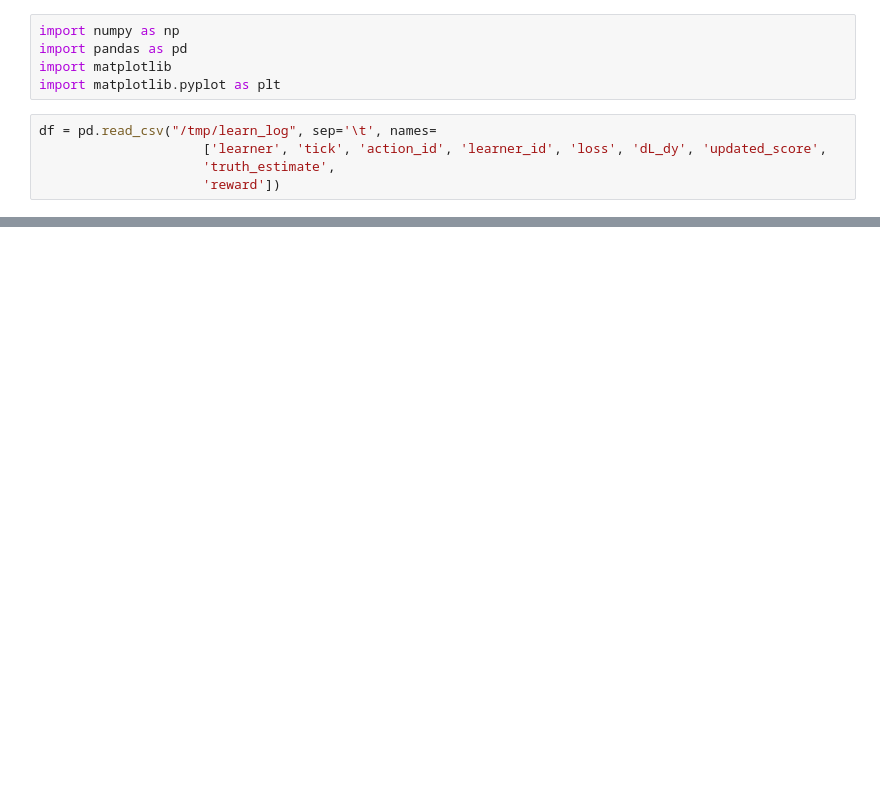
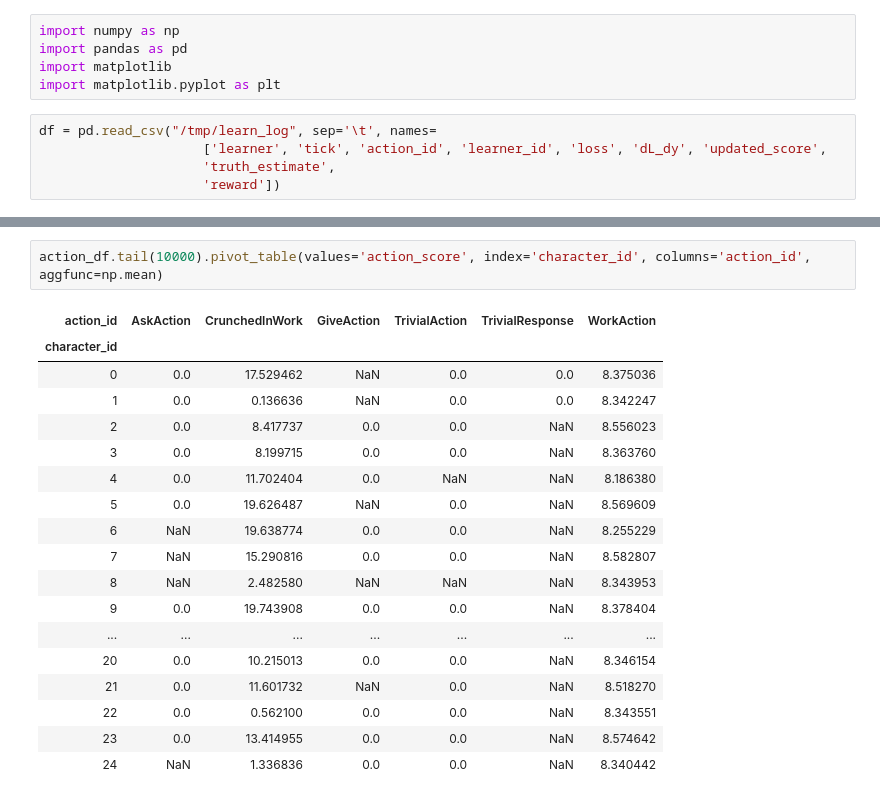
Before and after one commit to gerner/cvc, a Jupyter notebook: notebooks/learning.ipynb, the cells around one changed output, grey strips where cells are left out. Drawn from its saved outputs; the diff is of its cells as text; blank space fills up the shorter version.

```diff
--- a/notebooks/learning.ipynb
+++ b/notebooks/learning.ipynb
@@ -93,0 +152,21 @@ pivot.tail()
+# %%
+action_df.tail(10000).pivot_table(values='action_score', index='character_id', columns='action_id', aggfunc=np.mean)
+# %% [output]
+| action_id | AskAction | CrunchedInWork | GiveAction | TrivialAction | TrivialResponse | WorkAction |
+| character_id |  |  |  |  |  |  |
+| 0 | 0.0 | 17.529462 | NaN | 0.0 | 0.0 | 8.375036 |
+| 1 | 0.0 | 0.136636 | NaN | 0.0 | 0.0 | 8.342247 |
+| 2 | 0.0 | 8.417737 | 0.0 | 0.0 | NaN | 8.556023 |
+| 3 | 0.0 | 8.199715 | 0.0 | 0.0 | NaN | 8.363760 |
+| 4 | 0.0 | 11.702404 | 0.0 | NaN | NaN | 8.186380 |
+| 5 | 0.0 | 19.626487 | NaN | 0.0 | NaN | 8.569609 |
+| 6 | NaN | 19.638774 | 0.0 | 0.0 | NaN | 8.255229 |
+| 7 | NaN | 15.290816 | 0.0 | 0.0 | NaN | 8.582807 |
+| 8 | NaN | 2.482580 | NaN | NaN | NaN | 8.343953 |
+| 9 | 0.0 | 19.743908 | 0.0 | 0.0 | NaN | 8.378404 |
+| ... | ... | ... | ... | ... | ... | ... |
+| 20 | 0.0 | 10.215013 | 0.0 | 0.0 | NaN | 8.346154 |
+| 21 | 0.0 | 11.601732 | NaN | 0.0 | NaN | 8.518270 |
+| 22 | 0.0 | 0.562100 | 0.0 | 0.0 | NaN | 8.343551 |
+| 23 | 0.0 | 13.414955 | 0.0 | 0.0 | NaN | 8.574642 |
+| 24 | NaN | 1.336836 | 0.0 | 0.0 | NaN | 8.340442 |
```
Also changed, not shown: parts of 13 cells of this notebook.
